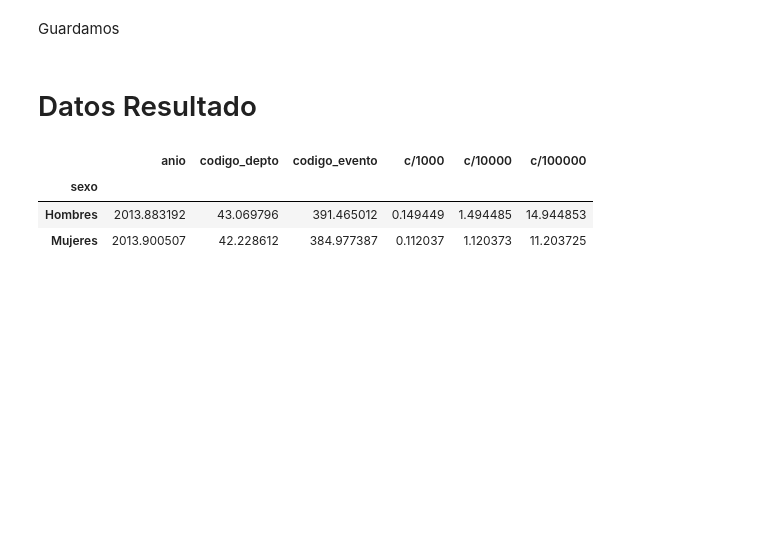
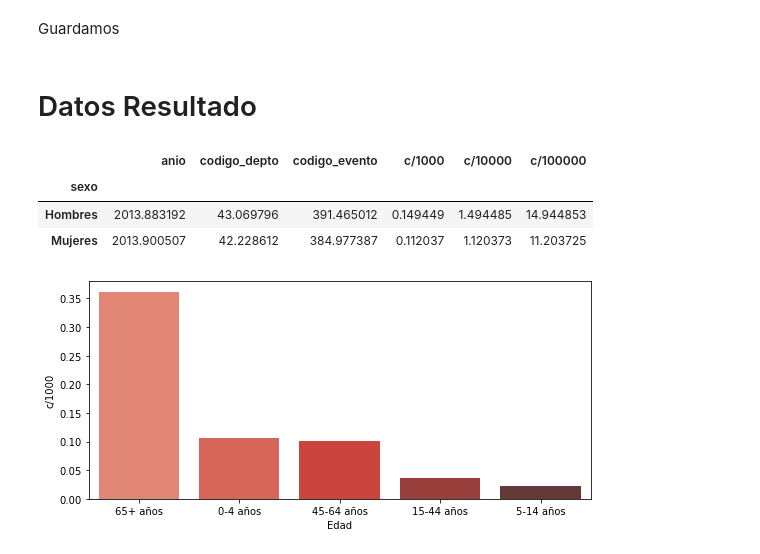
Before and after one commit to Repositorios-ISIS/ISIS-3301-P2, a Jupyter notebook: data/Perfilamiento y Limpieza.ipynb, the cells around one changed output. Saved outputs shown, nothing was run; the diff lists cells and outputs as text; code cells hidden in the pictures; blank space fills up the shorter version.

```diff
--- a/data/Perfilamiento y Limpieza.ipynb
+++ b/data/Perfilamiento y Limpieza.ipynb
@@ -443,3 +441,11 @@ df6.groupby(by=['sexo']).mean()
+# %%
+temp = df6.groupby(by=["edad"]).mean().reset_index().sort_values(by="c/1000",ascending=False)
+plt.figure(figsize=(9,4))
+temp_fig = sns.barplot(y="c/1000", x="edad", data=temp, palette="Reds_d", order = temp["edad"][0:6])
+temp_fig.set(xlabel='Edad', ylabel='c/1000')
+plt.show()
+# %% [output]
+[figure, added]
 # %%
 #df.groupby(by='evento')['num_casos'].sum().sort_values()
 # %%
```
Also changed, not shown: parts of 1 cell of this notebook, 8 other files.
